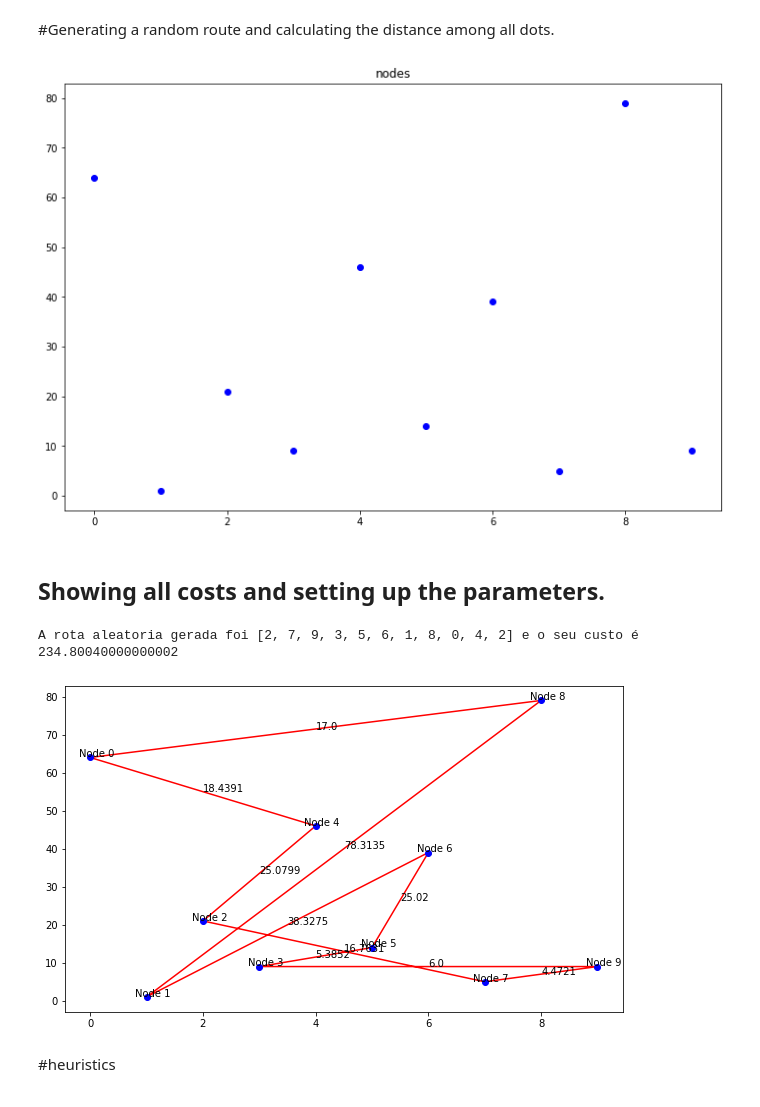
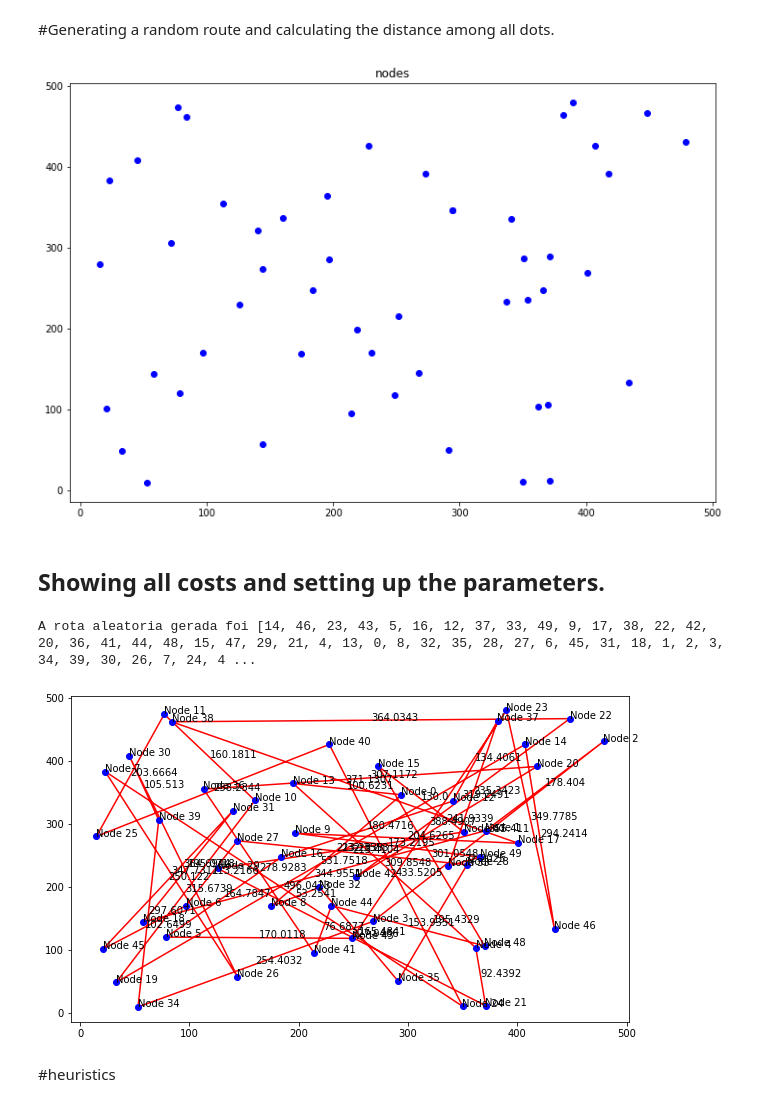
Before and after one commit to HerbertHipolito/Travelling-Salesman, a Jupyter notebook: traveling_salesman.ipynb, the cells around one changed output. Drawn from its saved outputs; the diff is of its cells as text; code cells hidden in the pictures.

```diff
--- a/traveling_salesman.ipynb
+++ b/traveling_salesman.ipynb
@@ -393,10 +457,13 @@ def convex_combination_of_edges(xs,ys,alpha,node_number):
 # %% [markdown]
 #Generating a random route and calculating the distance among all dots.
 # %%
-node_number = 10
+node_number = 50
 
-xs = [x for x in range(node_number)]
+xs = [randint(0,10*node_number) for x in range(node_number)]
 ys = [randint(0,10*node_number) for x in range(node_number)]
+
+xs.append(xs[0])
+ys.append(ys[0])
 
 calculate_distance = lambda x_dif,y_dif: (x_dif**2+y_dif**2)**(1/2)
 
@@ -417,21 +484,20 @@ plt.plot(xs,ys,'ob')
 plt.title('nodes')
 plt.show()
 # %% [output]
-[figure, old version]
+[figure, new version]
 # %% [markdown]
 ## Showing all costs and setting up the parameters.
 # %%
 simulation = traveling_salesman(node_number,[10,300],distances)
 initial_route = simulation.generate_one_random_solution()
 #display(pd.DataFrame(simulation.costs))
 print(f'A rota aleatoria gerada foi {initial_route} e o seu custo é {simulation.calculate_cost(initial_route)}')
 time_random = None
-cost_texts = convex_combination_of_edges(initial_route,ys,0.5,node_number)
-
+cost_texts = convex_combination_of_edges(initial_route,xs,ys,0.5,node_number)
 plot_vertices(initial_route,xs,ys,node_number,'red',cost_text=cost_texts,cost_matrix=simulation.costs)
 # %% [output]
-A rota aleatoria gerada foi [2, 7, 9, 3, 5, 6, 1, 8, 0, 4, 2] e o seu custo é 234.80040000000002
+A rota aleatoria gerada foi [14, 46, 23, 43, 5, 16, 12, 37, 33, 49, 9, 17, 38, 22, 42, 20, 36, 41, 44, 48, 15, 47, 29, 21, 4, 13, 0, 8, 32, 35, 28, 27, 6, 45, 31, 18, 1, 2, 3, 34, 39, 30, 26, 7, 24, 4 ...
-[figure, old version]
+[figure, new version]
 # %% [markdown]
 #heuristics
 # %%
```
Also changed, not shown: parts of 13 cells of this notebook, 1 other file.
